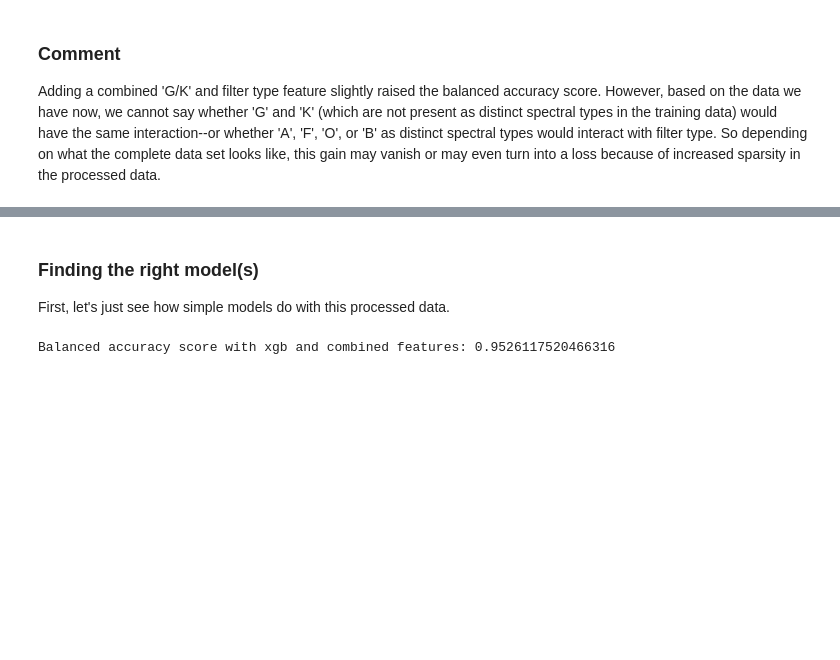
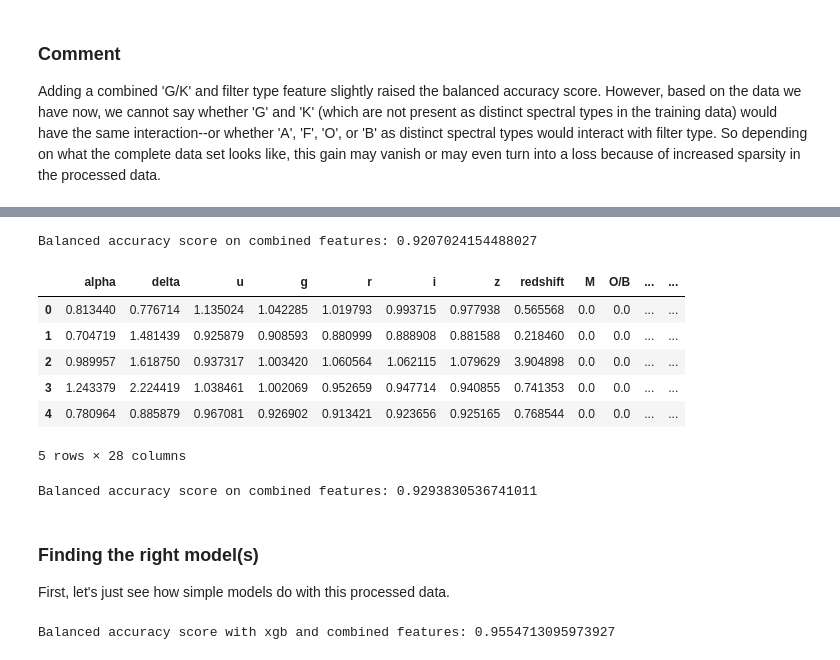
Before and after one commit to jaqueshere/kaggle-playground-stellar, a Jupyter notebook: kaggle-astro-training.ipynb, the cells around one changed output, grey strips where cells are left out. Drawn from its saved outputs; the diff is of its cells as text; code cells hidden in the pictures; blank space fills up the shorter version.

```diff
--- a/kaggle-astro-training.ipynb
+++ b/kaggle-astro-training.ipynb
@@ -135,11 +135,10 @@ In exploratory data analysis, we found definite interactions between the 'G/K' s
 # %%
 # Combining G/K with filter type
 
-X_combinations = X.copy()
-X_min = X_normalized.copy()
+X_combinations = X_normalized.copy()
 
-filter_types = ['alpha', 'delta', 'u', 'g', 'r', 'i', 'z']
-X_min = X[filter_types]
+filter_types = ['u', 'g', 'r', 'i', 'z']
+
 features = []
 
 for filter_type in filter_types:
@@ -175,9 +170,0 @@ Exploratory analysis also revealed some interaction between some filter types an
-# %%
-# Combine redshift with green, ultraviolet, near-infrared, and infrared filter types
-
-X_combinations2 = X_combinations.copy()
-
-target_filters = ['g', 'i', 'z', 'u']
-
-for filter_type in target_filters:
-    X_combinations2[filter_type + '_redshift'] = X_combinations2['redshift'] * X_combinations2[filter_type]
@@ -204,0 +173,9 @@ Balanced accuracy score on combined features: 0.9231294983627514
+# %%
+# Combine redshift with green, ultraviolet, near-infrared, and infrared filter types
+
+X_combinations2 = X_combinations.copy()
+
+filters = ['g', 'i', 'z', 'u']
+
+for filter_type in filters:
+    X_combinations2[filter_type + '_redshift'] = X_combinations2['redshift'] * X_combinations2[filter_type]
@@ -205,3 +192,46 @@ Balanced accuracy score on combined features: 0.9231294983627514
+# %%
+# Try the same simple random forest model on new feature set
+# Using random forest with n=100, max depth = 9
+
+rf_model = RandomForestClassifier(n_estimators=100, max_depth=9)
+train_X, val_X, train_y, val_y = train_test_split(X_combinations2, y)
+rf_model.fit(train_X, train_y)
+val_predictions = rf_model.predict(val_X)
+print(f"Balanced accuracy score on combined features: {balanced_accuracy_score(val_y, val_predictions)}")
+# %% [output]
+Balanced accuracy score on combined features: 0.9207024154488027
+# %%
+# A brighter object should have more intense light in multiple wavelengths,
+# so most of our wavelengths will vary together. Isolating the differences
+# might help to extract information.
+
+X_adjusted_filters = X_combinations2.copy()
+
+filters = ['u', 'g', 'r', 'i', 'z']
+
+for filter_type in filters:
+    X_adjusted_filters['adj_' + filter_type] = X_adjusted_filters[filter_type] - X_adjusted_filters[filters].mean(axis=1)
+# %%
+X_adjusted_filters.head()
+# %% [output]
+|  | alpha | delta | u | g | r | i | z | redshift | M | O/B | ... | ... |
+| 0 | 0.813440 | 0.776714 | 1.135024 | 1.042285 | 1.019793 | 0.993715 | 0.977938 | 0.565568 | 0.0 | 0.0 | ... | ... |
+| 1 | 0.704719 | 1.481439 | 0.925879 | 0.908593 | 0.880999 | 0.888908 | 0.881588 | 0.218460 | 0.0 | 0.0 | ... | ... |
+| 2 | 0.989957 | 1.618750 | 0.937317 | 1.003420 | 1.060564 | 1.062115 | 1.079629 | 3.904898 | 0.0 | 0.0 | ... | ... |
+| 3 | 1.243379 | 2.224419 | 1.038461 | 1.002069 | 0.952659 | 0.947714 | 0.940855 | 0.741353 | 0.0 | 0.0 | ... | ... |
+| 4 | 0.780964 | 0.885879 | 0.967081 | 0.926902 | 0.913421 | 0.923656 | 0.925165 | 0.768544 | 0.0 | 0.0 | ... | ... |
+5 rows × 28 columns
+# %%
+# Try the same simple random forest model on new feature set
+# Using random forest with n=100, max depth = 9
+
+rf_model = RandomForestClassifier(n_estimators=100, max_depth=9)
+train_X, val_X, train_y, val_y = train_test_split(X_adjusted_filters, y)
+rf_model.fit(train_X, train_y)
+val_predictions = rf_model.predict(val_X)
+print(f"Balanced accuracy score on combined features: {balanced_accuracy_score(val_y, val_predictions)}")
+# %% [output]
+Balanced accuracy score on combined features: 0.9293830536741011
 # %% [markdown]
 ### Finding the right model(s)
 
@@ -210,9 +240,9 @@ First, let's just see how simple models do with this processed data.
 # Try a different model with X_combinations
 
 xgb = XGBClassifier()
-train_X, val_X, train_y, val_y = train_test_split(X_combinations, y)
+train_X, val_X, train_y, val_y = train_test_split(X_adjusted_filters, y)
 xgb.fit(train_X, train_y)
 val_predictions = xgb.predict(val_X)
 print(f"Balanced accuracy score with xgb and combined features: {balanced_accuracy_score(val_y, val_predictions)}")
 # %% [output]
-Balanced accuracy score with xgb and combined features: 0.9526117520466316
+Balanced accuracy score with xgb and combined features: 0.9554713095973927
```
Also changed, not shown: parts of 29 cells of this notebook, 4 other files.
